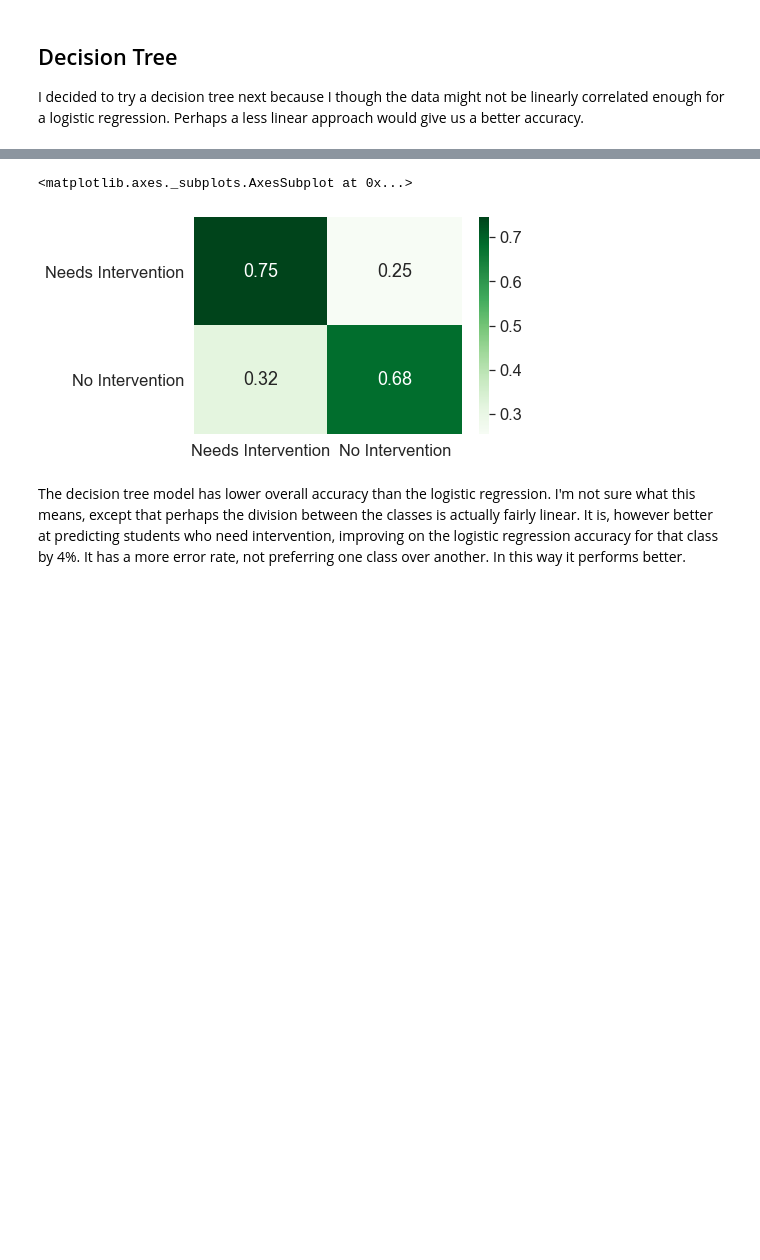
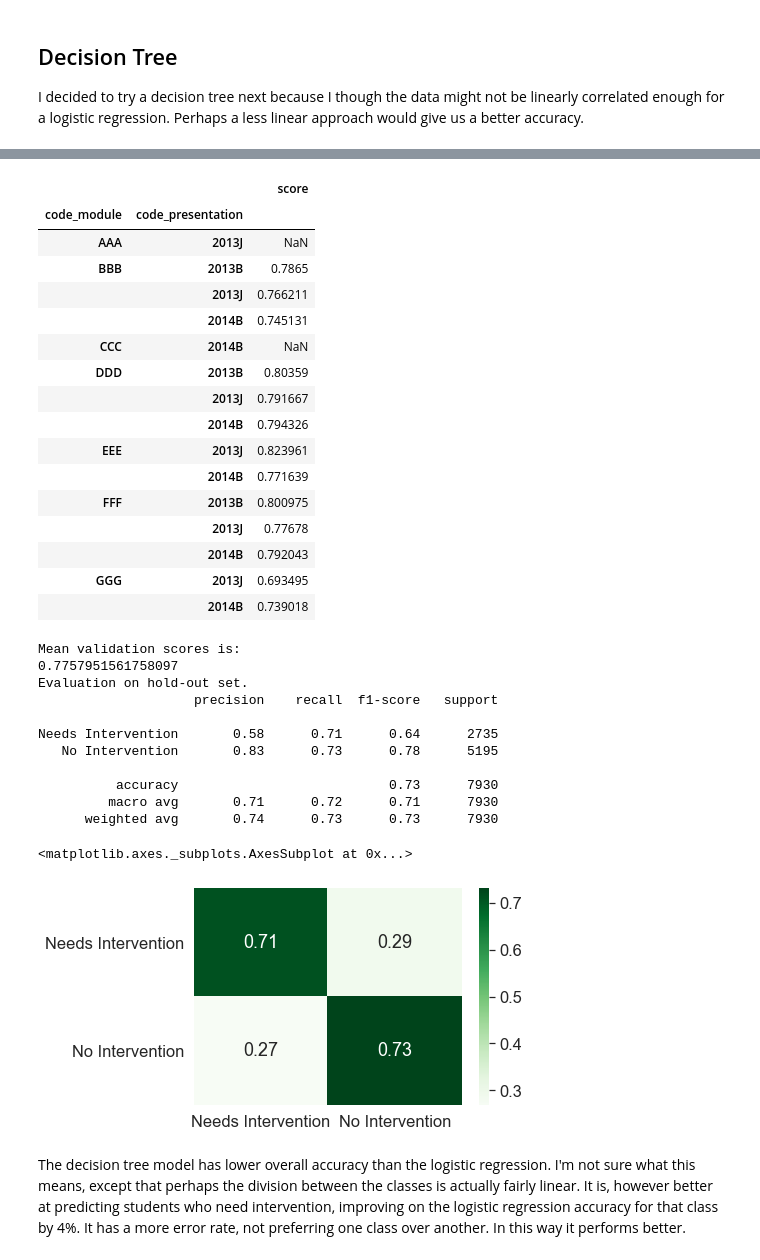
Before and after one commit to Caellwyn/ou_student_predictions, a Jupyter notebook: report/report_notebook.ipynb, the cells around one changed output, grey strips where cells are left out. Cells and saved outputs as stored; diff of their text form; code cells hidden in the pictures; blank space fills up the shorter version.

```diff
--- a/report/report_notebook.ipynb
+++ b/report/report_notebook.ipynb
@@ -241,7 +233,7 @@ Let's take a look at how these steps effect our correlation matrix.
 # %%
 #Setting prediction_window to .5 loads data up to the halfway point of the shortest course present
 half_df = load_OU_data(prediction_window=.5)
-half_df.drop(columns = ['id_student','code_presentation','region','highest_education', \
+half_df.drop(columns = ['id_student','region','highest_education', \
                    'imd_band','gender','age_band','disability','studied_credits',
                    'module_presentation_length','date_registration'], inplace = True)
 
@@ -284,29 +290,35 @@ For all of these models we will use `course_cross_validate()`, which fits a `Cou
 # %%
-X = half_df.drop('final_result', axis=1)
-y = half_df['final_result']
+test_df = half_df[half_df['code_presentation'] == '2014J']
+train_df = half_df[half_df['code_presentation'] != '2014J']
 
-cv = KFold(n_splits = 5, shuffle=True, random_state=111)
+# for error analysis later
+y_test_uncollapsed = test_df['final_result'].reset_index(drop=True)
 
-X_train, X_test, y_train, y_test = train_test_split(X, y, random_state = 111, test_size=.2)
-y_test_uncollapsed = y_test.reset_index(drop=True)
-y_train = np.array(['No Intervention' if w in ['Pass','Distinction'] \
-              else 'Needs Intervention' for w in y_train])
-y_test = np.array(['No Intervention' if w in ['Pass','Distinction'] \
-              else 'Needs Intervention' for w in y_test])
+#collapse results into two classes
+train_df['final_result'] = np.array(['No Intervention' if w in ['Pass','Distinction'] \
+              else 'Needs Intervention' for w in train_df['final_result']])
+test_df['final_result'] = np.array(['No Intervention' if w in ['Pass','Distinction'] \
+              else 'Needs Intervention' for w in test_df['final_result']])
+
+X_train = train_df.drop(columns = ['final_result','code_presentation'])
+y_train = train_df['final_result']
+X_test = test_df.drop(columns = ['final_result','code_presentation'])
+y_test = test_df['final_result']
 
 #the cross validator processes data as it's validating, but we want a set for final evaluation, too.
-X_train_transformed, y_train_transformed, X_test_transformed = process_courses(X_train, y_train, X_test)
+X_train_transformed, y_train_transformed, X_test_transformed \
+                                = process_courses(X_train, y_train, X_test)
 # %% [markdown]
 ## Logistic Regression
 # %%
-model = pickle.load(open('../models/LRmodel2.pkl','rb'))
+model = pickle.load(open('../models/LRmodel3.pkl','rb'))
 print('Model Hyperparamters:')
 print(model)
-scores = course_cross_validate(model, X_train, y_train, cv=cv, scoring='accuracy', random_state=111)
+scores = cross_val_presentation(model, train_df, scoring='accuracy')
 print('Validation scores across folds are:')
-print(scores)
+display(scores)
 print('Mean validation scores is:')
-print(np.mean(scores))
+print(np.mean(scores.score))
 model.fit(X_train_transformed, y_train_transformed)
 y_pred = model.predict(X_test_transformed)
 print('Evaluation on hold-out set.')
@@ -337,14 +365,14 @@ The mean cross validated score is similar to the score on the hold out set, and
 ## Decision Tree
 I decided to try a decision tree next because I though the data might not be linearly correlated enough for a logistic regression.  Perhaps a less linear approach would give us a better accuracy.
 # %%
-model = pickle.load(open('../models/DTmodel2.pkl','rb'))
+model = pickle.load(open('../models/DTmodel3.pkl','rb'))
 print('Model Hyperparamters:')
 print(model)
-scores = course_cross_validate(model, X_train, y_train, cv=cv, scoring='accuracy', random_state=111)
+scores = cross_val_presentation(model, train_df, scoring='accuracy')
 print('Validation scores across folds are:')
-print(scores)
+display(scores)
 print('Mean validation scores is:')
-print(np.mean(scores))
+print(np.mean(scores.score))
 model.fit(X_train_transformed, y_train_transformed)
 y_pred = model.predict(X_test_transformed)
 print('Evaluation on hold-out set.')
@@ -371,5 +386,33 @@ Needs Intervention       0.59      0.75      0.66      1804
+|  |  | score |
+| code_module | code_presentation |  |
+| AAA | 2013J | NaN |
+| BBB | 2013B | 0.7865 |
+|  | 2013J | 0.766211 |
+|  | 2014B | 0.745131 |
+| CCC | 2014B | NaN |
+| DDD | 2013B | 0.80359 |
+|  | 2013J | 0.791667 |
+|  | 2014B | 0.794326 |
+| EEE | 2013J | 0.823961 |
+|  | 2014B | 0.771639 |
+| FFF | 2013B | 0.800975 |
+|  | 2013J | 0.77678 |
+|  | 2014B | 0.792043 |
+| GGG | 2013J | 0.693495 |
+|  | 2014B | 0.739018 |
-<matplotlib.axes._subplots.AxesSubplot at 0x...>
+Mean validation scores is:
+0.7757951561758097
+Evaluation on hold-out set.
+                    precision    recall  f1-score   support
+
+Needs Intervention       0.58      0.71      0.64      2735
+   No Intervention       0.83      0.73      0.78      5195
+
+          accuracy                           0.73      7930
+         macro avg       0.71      0.72      0.71      7930
+      weighted avg       0.74      0.73      0.73      7930
+<matplotlib.axes._subplots.AxesSubplot at 0x...>
-[figure, old version]
+[figure, new version]
 # %% [markdown]
 The decision tree model has lower overall accuracy than the logistic regression.  I'm not sure what this means, except that perhaps the division between the classes is actually fairly linear. It is, however better at predicting students who need intervention, improving on the logistic regression accuracy for that class by 4%.  It has a more error rate, not preferring one class over another.  In this way it performs better.
 # %% [markdown]
```
Also changed, not shown: parts of 30 cells of this notebook, 20 other files.
